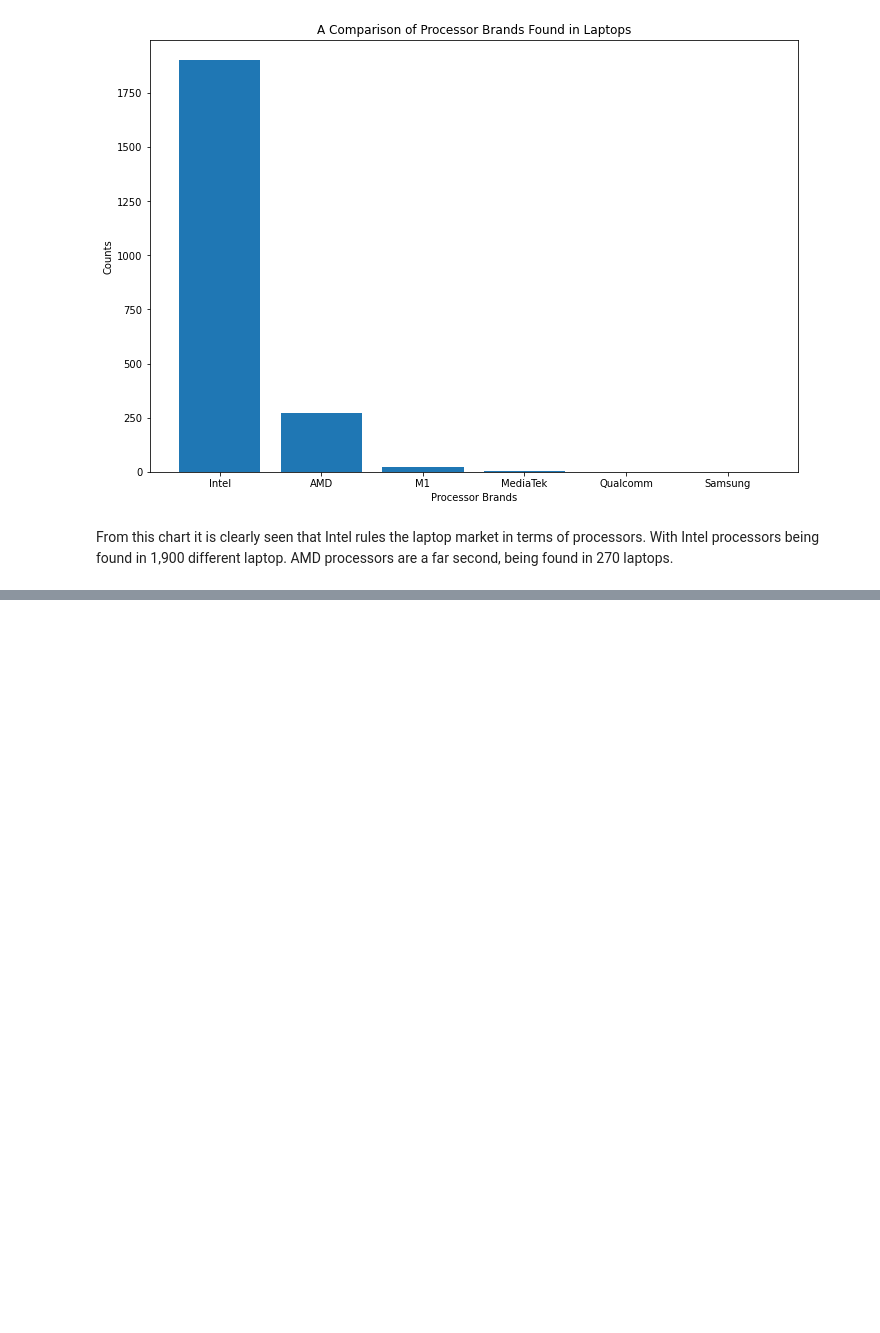
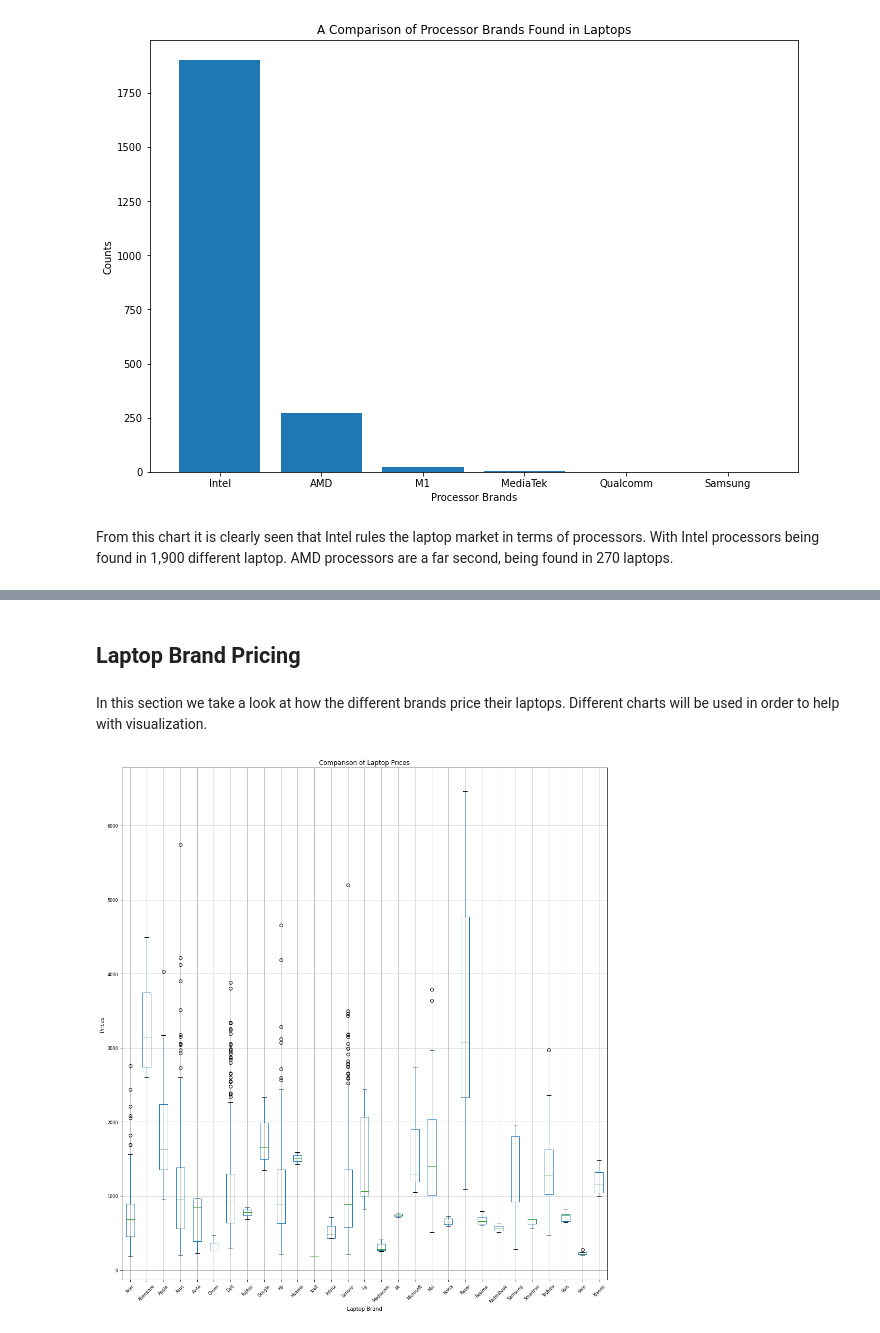
Before and after one commit to jason-9601/DATAPRE-Final, a Jupyter notebook: DATAPRE Final.ipynb, the cells around one changed output, grey strips where cells are left out. Saved outputs shown, nothing was run; the diff lists cells and outputs as text; code cells hidden in the pictures; blank space fills up the shorter version.

Commit message:
Add comparisons on laptop pricing

```diff
--- a/DATAPRE Final.ipynb
+++ b/DATAPRE Final.ipynb
@@ -475,0 +496,13 @@ From this chart it is clearly seen that Intel rules the laptop market in terms o
+# %% [markdown]
+## Laptop Brand Pricing ##
+# %% [markdown]
+In this section we take a look at how the different brands price their laptops. Different charts will be used in order to help with visualization.
+# %%
+df_laptops.boxplot(column='price',by='brand',figsize=(16,18),fontsize=8,rot=45)
+plt.title('Comparison of Laptop Prices')
+plt.suptitle('')
+plt.xlabel("Laptop Brand")
+plt.ylabel("Prices")
+plt.show()
+# %% [output]
+[figure, added]
```
Also changed, not shown: parts of 16 cells of this notebook.
